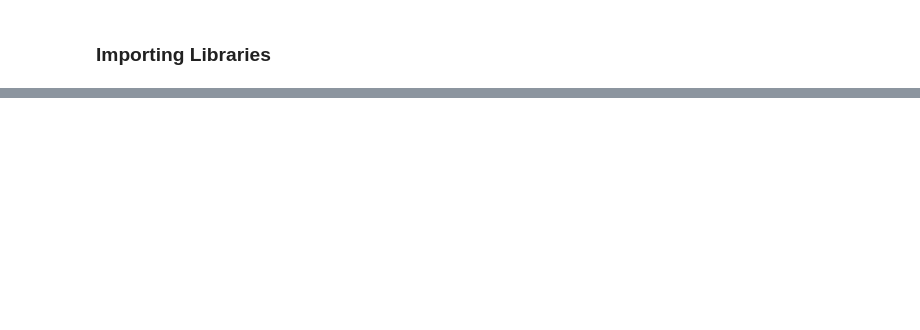
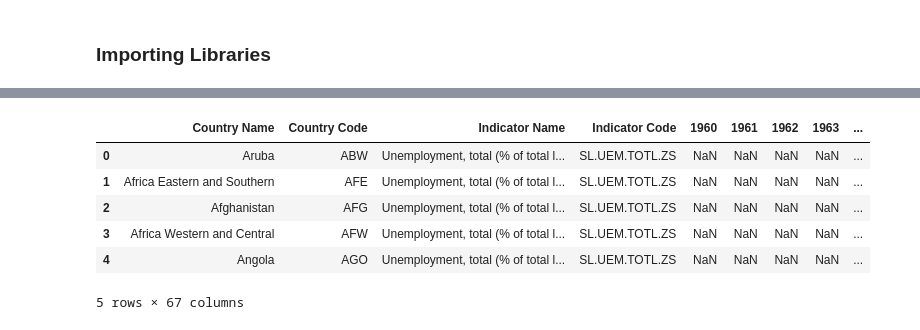
Before and after one commit to RuizLorenzoChavez/asean-datascience, a Jupyter notebook: GillCleaning.ipynb, the cells around one changed output, grey strips where cells are left out. Cells and saved outputs as stored; diff of their text form; code cells hidden in the pictures; blank space fills up the shorter version.

```diff
--- a/GillCleaning.ipynb
+++ b/GillCleaning.ipynb
@@ -24,0 +179,10 @@ prod = pd.read_excel('data/economic-growth-indicators.xlsx', sheet_name='Product
+# %%
+unemp.head()
+# %% [output]
+|  | Country Name | Country Code | Indicator Name | Indicator Code | 1960 | 1961 | 1962 | 1963 | ... |
+| 0 | Aruba | ABW | Unemployment, total (% of total l... | SL.UEM.TOTL.ZS | NaN | NaN | NaN | NaN | ... |
+| 1 | Africa Eastern and Southern | AFE | Unemployment, total (% of total l... | SL.UEM.TOTL.ZS | NaN | NaN | NaN | NaN | ... |
+| 2 | Afghanistan | AFG | Unemployment, total (% of total l... | SL.UEM.TOTL.ZS | NaN | NaN | NaN | NaN | ... |
+| 3 | Africa Western and Central | AFW | Unemployment, total (% of total l... | SL.UEM.TOTL.ZS | NaN | NaN | NaN | NaN | ... |
+| 4 | Angola | AGO | Unemployment, total (% of total l... | SL.UEM.TOTL.ZS | NaN | NaN | NaN | NaN | ... |
+5 rows × 67 columns
```
Also changed, not shown: parts of 24 cells of this notebook.
